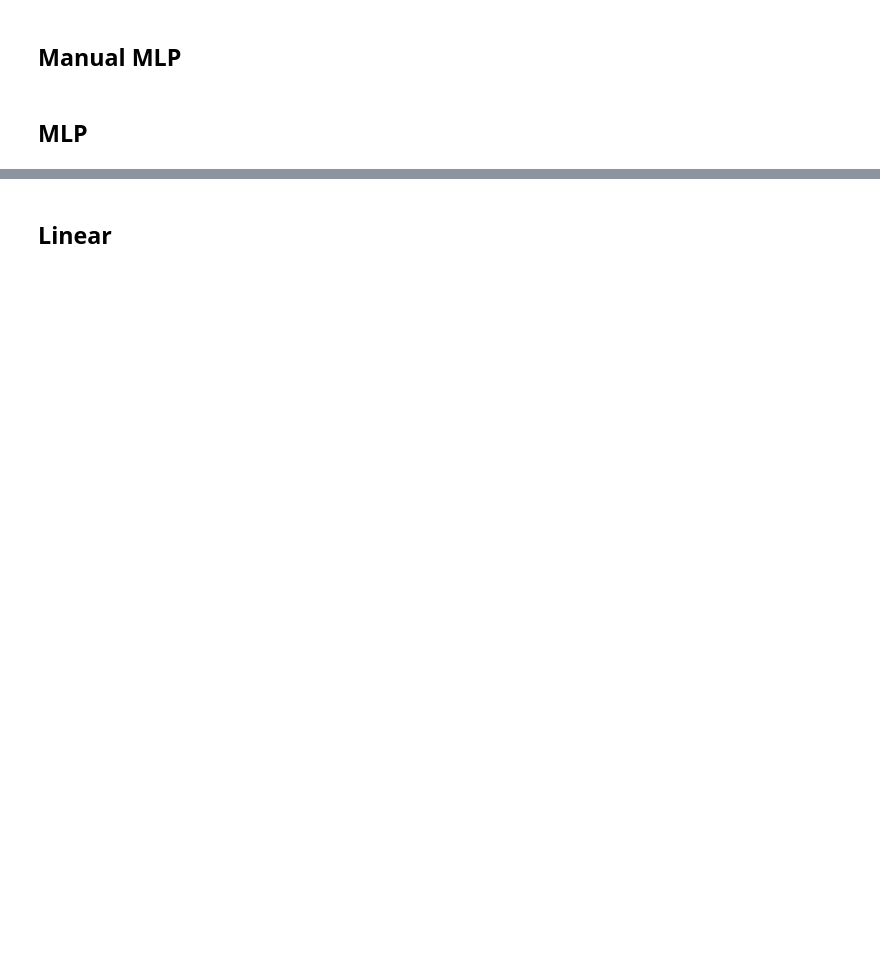
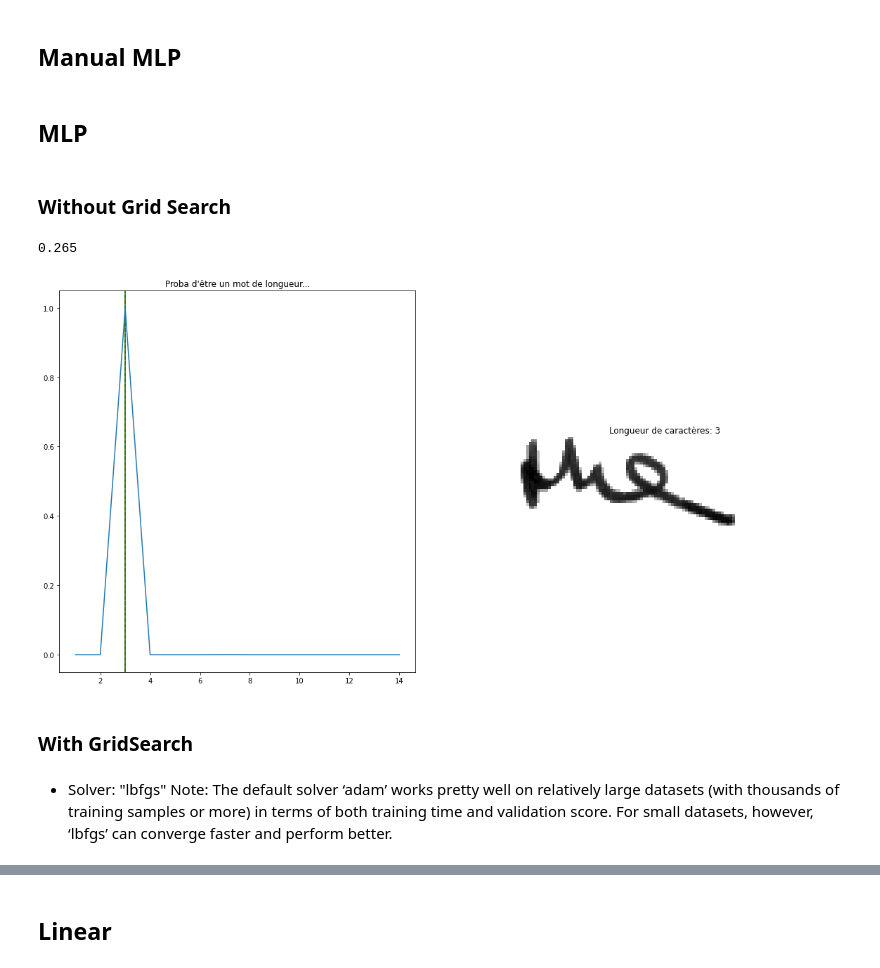
Before and after one commit to sfc-gh-zblackwood/OCRPyMan, a Jupyter notebook: notebooks/letter_detection.ipynb, the cells around one changed output, grey strips where cells are left out. Cells and saved outputs as stored; diff of their text form; code cells hidden in the pictures; blank space fills up the shorter version.

```diff
--- a/notebooks/letter_detection.ipynb
+++ b/notebooks/letter_detection.ipynb
@@ -197,7 +99,7 @@ from sklearn.model_selection import train_test_split
 
 target = df['length'].to_numpy()
 
-X_train, X_test, y_train, y_test = train_test_split(data, target, test_size=0.2, random_state=42)
+X_train, X_test, y_train, y_test = train_test_split(preprocessed_imgs, target, test_size=0.2, random_state=42)
 # %% [markdown]
 ## Manual MLP
 # %%
@@ -231,4 +133,34 @@ X_train, X_test, y_train, y_test = train_test_split(data, target, test_size=0.2,
 # training_history.history['loss']
 # %% [markdown]
 ## MLP
+# %% [markdown]
+### Without Grid Search
+# %%
+from sklearn.neural_network import MLPClassifier
+
+mlp = MLPClassifier(
+    solver='lbfgs',
+    activation='relu',
+    alpha=1e-4,
+    hidden_layer_sizes=(64, 256, 1024),
+    max_iter=10_000,
+    random_state=42
+)
+# {'activation': 'relu', 'alpha': 0.0001, 'hidden_layer_sizes': (64, 256, 1024)}
+mlp.fit(X_train, y_train)
+
+print(mlp.score(X_test, y_test))
+y_pred = mlp.predict(X_test)
+y_pred_proba = mlp.predict_proba(X_test)
+# %% [output]
+0.265
+# %%
+ld_util.show_mlp_result_for_row(X_test, y_test, y_pred, y_pred_proba, 0)
+# %% [output]
+[figure, added]
+# %% [markdown]
+### With GridSearch
+# %% [markdown]
+- Solver: "lbfgs"
+    Note: The default solver ‘adam’ works pretty well on relatively large datasets (with thousands of training samples or more) in terms of both training time and validation score. For small datasets, however, ‘lbfgs’ can converge faster and perform better.
 # %%
```
Also changed, not shown: parts of 36 cells of this notebook, 3 other files.
